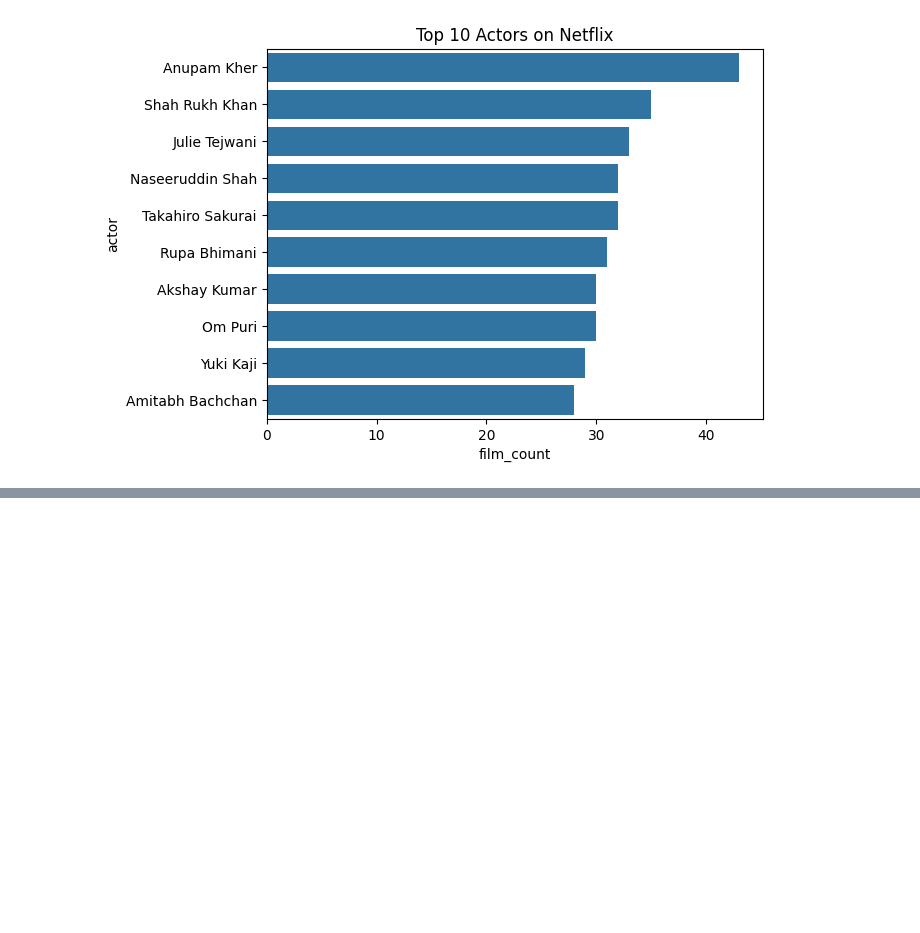
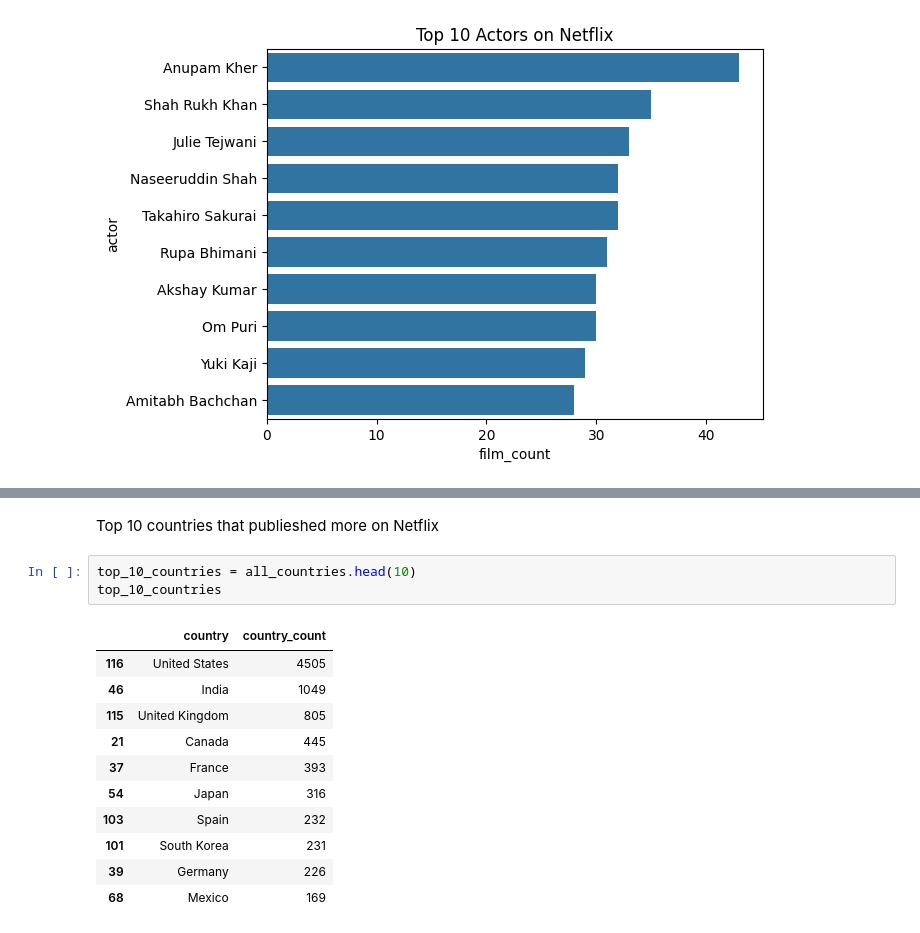
Before and after one commit to pragnakulkarni/Netflix-Movies-and-TV-Shows, a Jupyter notebook: Welcome_To_Colab.ipynb, the cells around one changed output, grey strips where cells are left out. Cells and saved outputs as stored; diff of their text form; blank space fills up the shorter version.

```diff
--- a/Welcome_To_Colab.ipynb
+++ b/Welcome_To_Colab.ipynb
@@ -336,0 +377,17 @@ plt.show()
+# %% [markdown]
+Top 10 countries that publieshed more on Netflix
+# %%
+top_10_countries = all_countries.head(10)
+top_10_countries
+# %% [output]
+|  | country | country_count |
+| 116 | United States | 4505 |
+| 46 | India | 1049 |
+| 115 | United Kingdom | 805 |
+| 21 | Canada | 445 |
+| 37 | France | 393 |
+| 54 | Japan | 316 |
+| 103 | Spain | 232 |
+| 101 | South Korea | 231 |
+| 39 | Germany | 226 |
+| 68 | Mexico | 169 |
```
Also changed, not shown: parts of 3 cells of this notebook.
